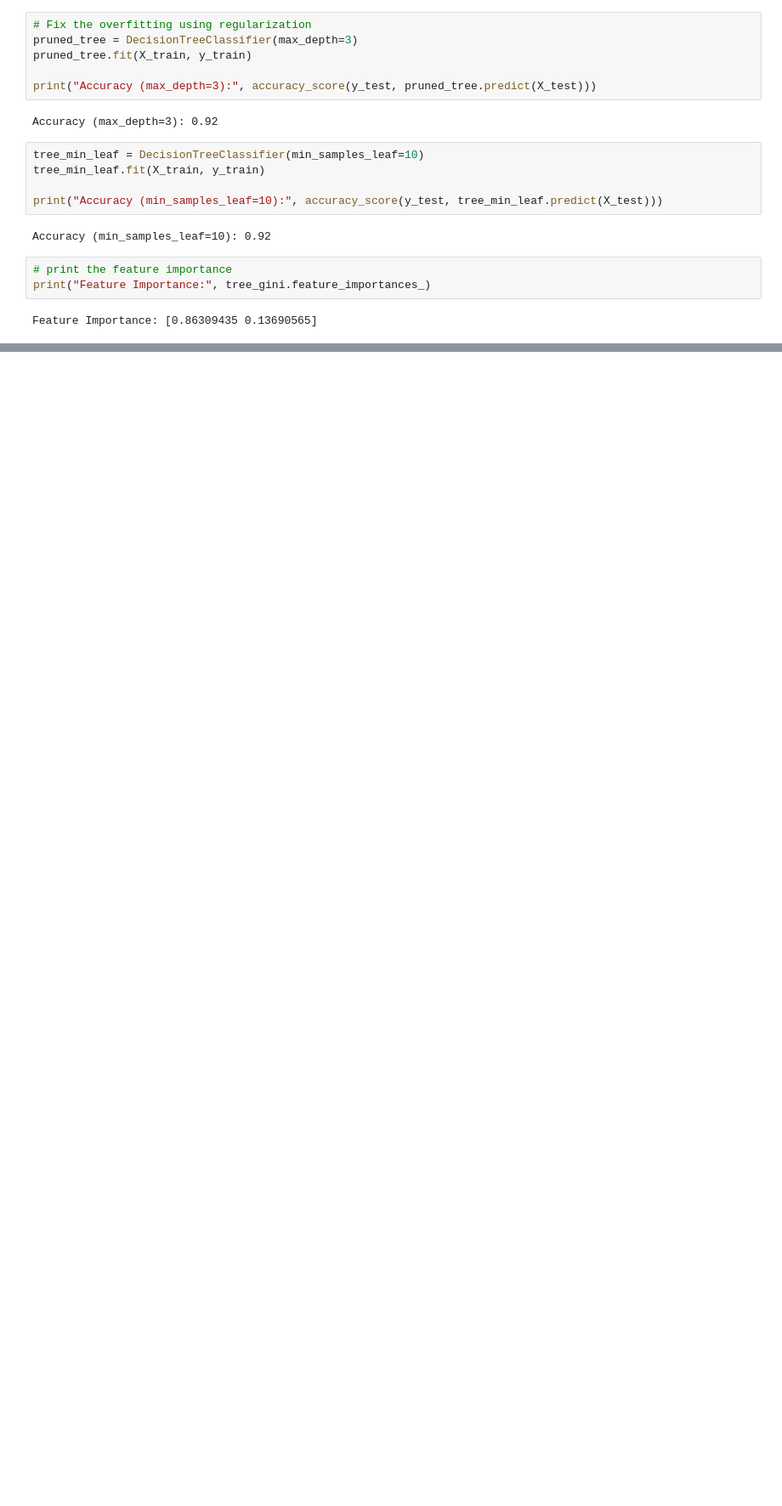
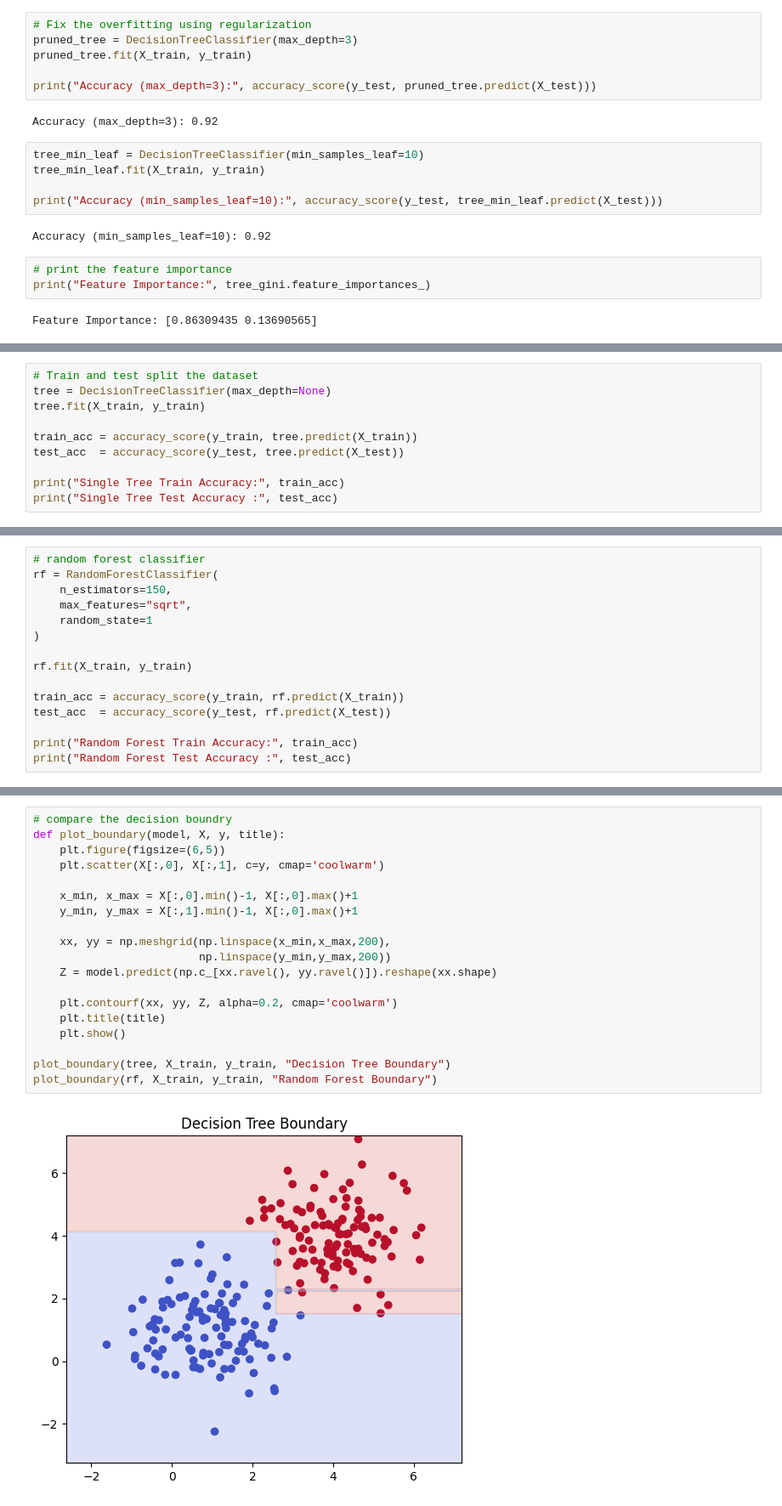
Before and after one commit to avikumart/DA-DS-Questions, a Jupyter notebook: ML_coding/Ml_coding_and_interviewn_practice.ipynb, the cells around one changed output, grey strips where cells are left out. Shown at 85% size. Drawn from its saved outputs; the diff is of its cells as text; blank space fills up the shorter version.

```diff
--- a/ML_coding/Ml_coding_and_interviewn_practice.ipynb
+++ b/ML_coding/Ml_coding_and_interviewn_practice.ipynb
@@ -1623,0 +1661,10 @@ Feature Importance: [0.86309435 0.13690565]
+# %%
+# Train and test split the dataset
+tree = DecisionTreeClassifier(max_depth=None)
+tree.fit(X_train, y_train)
+
+train_acc = accuracy_score(y_train, tree.predict(X_train))
+test_acc  = accuracy_score(y_test, tree.predict(X_test))
+
+print("Single Tree Train Accuracy:", train_acc)
+print("Single Tree Test Accuracy :", test_acc)
@@ -1623,0 +1674,15 @@ Feature Importance: [0.86309435 0.13690565]
+# %%
+# random forest classifier
+rf = RandomForestClassifier(
+    n_estimators=150,
+    max_features="sqrt",
+    random_state=1
+)
+
+rf.fit(X_train, y_train)
+
+train_acc = accuracy_score(y_train, rf.predict(X_train))
+test_acc  = accuracy_score(y_test, rf.predict(X_test))
+
+print("Random Forest Train Accuracy:", train_acc)
+print("Random Forest Test Accuracy :", test_acc)
@@ -1623,0 +1692,21 @@ Feature Importance: [0.86309435 0.13690565]
+# %%
+# compare the decision boundry
+def plot_boundary(model, X, y, title):
+    plt.figure(figsize=(6,5))
+    plt.scatter(X[:,0], X[:,1], c=y, cmap='coolwarm')
+
+    x_min, x_max = X[:,0].min()-1, X[:,0].max()+1
+    y_min, y_max = X[:,1].min()-1, X[:,0].max()+1
+
+    xx, yy = np.meshgrid(np.linspace(x_min,x_max,200),
+                         np.linspace(y_min,y_max,200))
+    Z = model.predict(np.c_[xx.ravel(), yy.ravel()]).reshape(xx.shape)
+
+    plt.contourf(xx, yy, Z, alpha=0.2, cmap='coolwarm')
+    plt.title(title)
+    plt.show()
+
+plot_boundary(tree, X_train, y_train, "Decision Tree Boundary")
+plot_boundary(rf, X_train, y_train, "Random Forest Boundary")
+# %% [output]
+[figure, added]
```
Also changed, not shown: parts of 13 cells of this notebook.
